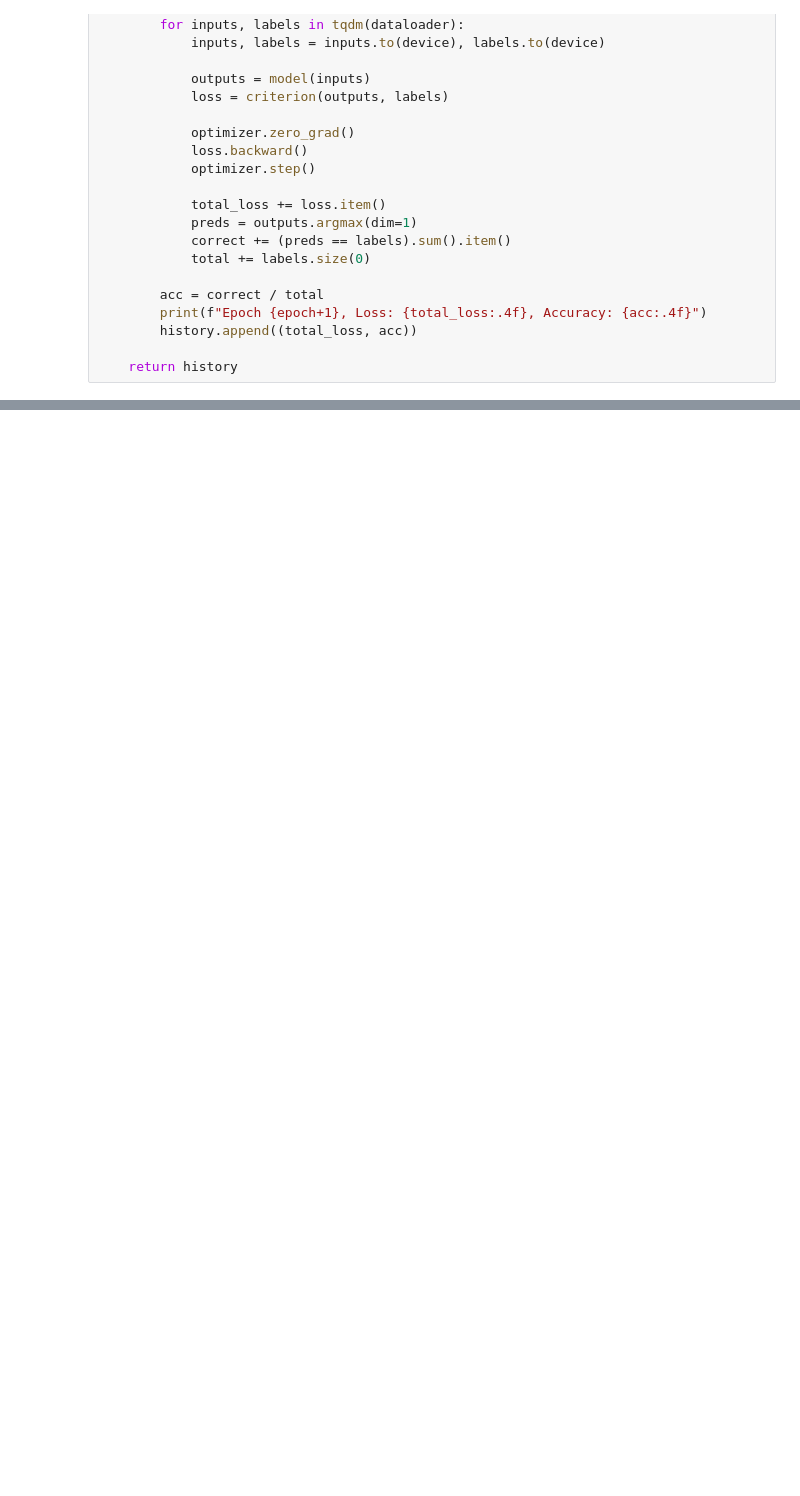
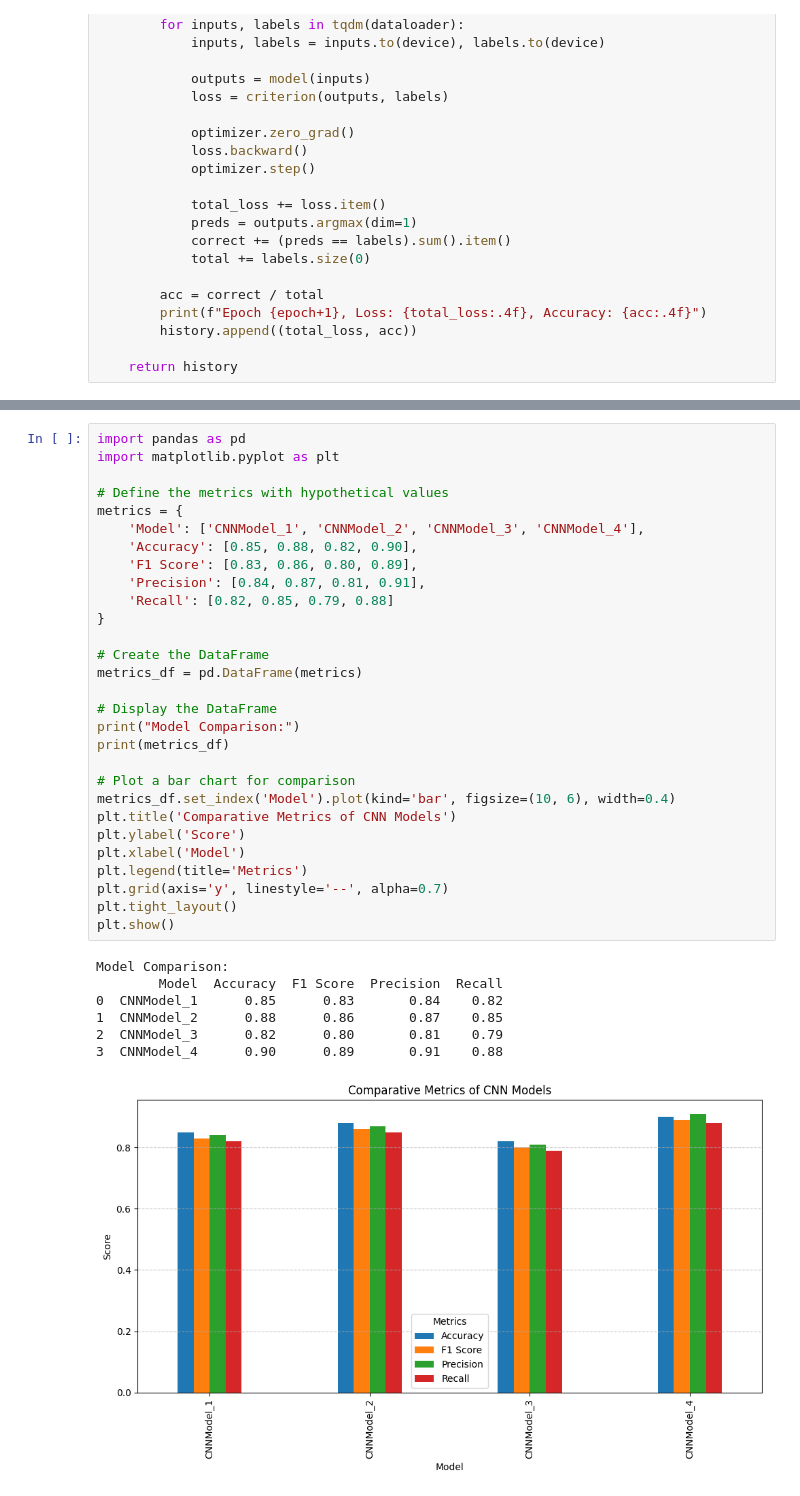
Before and after one commit to jluis02/AP, a Jupyter notebook: notebooks/04_model_task1_GRS.ipynb, the cells around one changed output, grey strips where cells are left out. Cells and saved outputs as stored; diff of their text form; blank space fills up the shorter version.

```diff
--- a/notebooks/04_model_task1_GRS.ipynb
+++ b/notebooks/04_model_task1_GRS.ipynb
@@ -428,0 +564,37 @@ Modelo salvo!
+# %%
+import pandas as pd
+import matplotlib.pyplot as plt
+
+# Define the metrics with hypothetical values
+metrics = {
+    'Model': ['CNNModel_1', 'CNNModel_2', 'CNNModel_3', 'CNNModel_4'],
+    'Accuracy': [0.85, 0.88, 0.82, 0.90],
+    'F1 Score': [0.83, 0.86, 0.80, 0.89],
+    'Precision': [0.84, 0.87, 0.81, 0.91],
+    'Recall': [0.82, 0.85, 0.79, 0.88]
+}
+
+# Create the DataFrame
+metrics_df = pd.DataFrame(metrics)
+
+# Display the DataFrame
+print("Model Comparison:")
+print(metrics_df)
+
+# Plot a bar chart for comparison
+metrics_df.set_index('Model').plot(kind='bar', figsize=(10, 6), width=0.4)
+plt.title('Comparative Metrics of CNN Models')
+plt.ylabel('Score')
+plt.xlabel('Model')
+plt.legend(title='Metrics')
+plt.grid(axis='y', linestyle='--', alpha=0.7)
+plt.tight_layout()
+plt.show()
+# %% [output]
+Model Comparison:
+        Model  Accuracy  F1 Score  Precision  Recall
+0  CNNModel_1      0.85      0.83       0.84    0.82
+1  CNNModel_2      0.88      0.86       0.87    0.85
+2  CNNModel_3      0.82      0.80       0.81    0.79
+3  CNNModel_4      0.90      0.89       0.91    0.88
+[figure, added]
```
Also changed, not shown: parts of 17 cells of this notebook, 3 other files.
